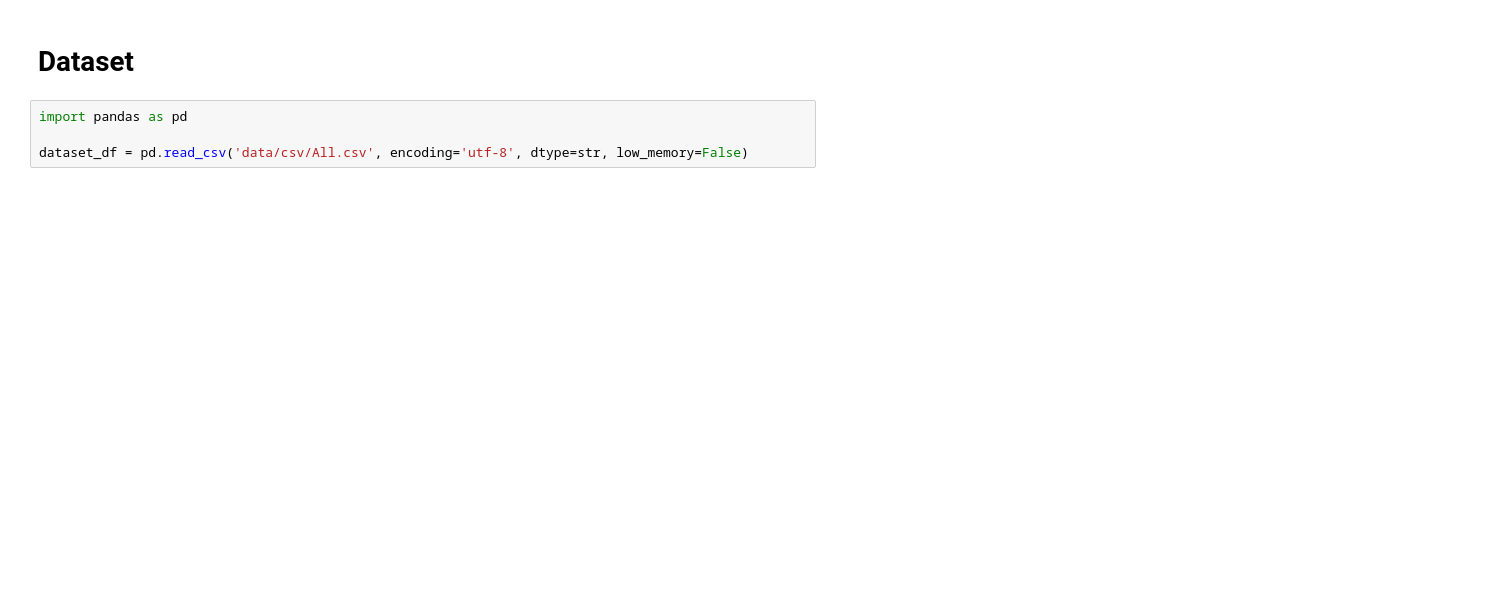
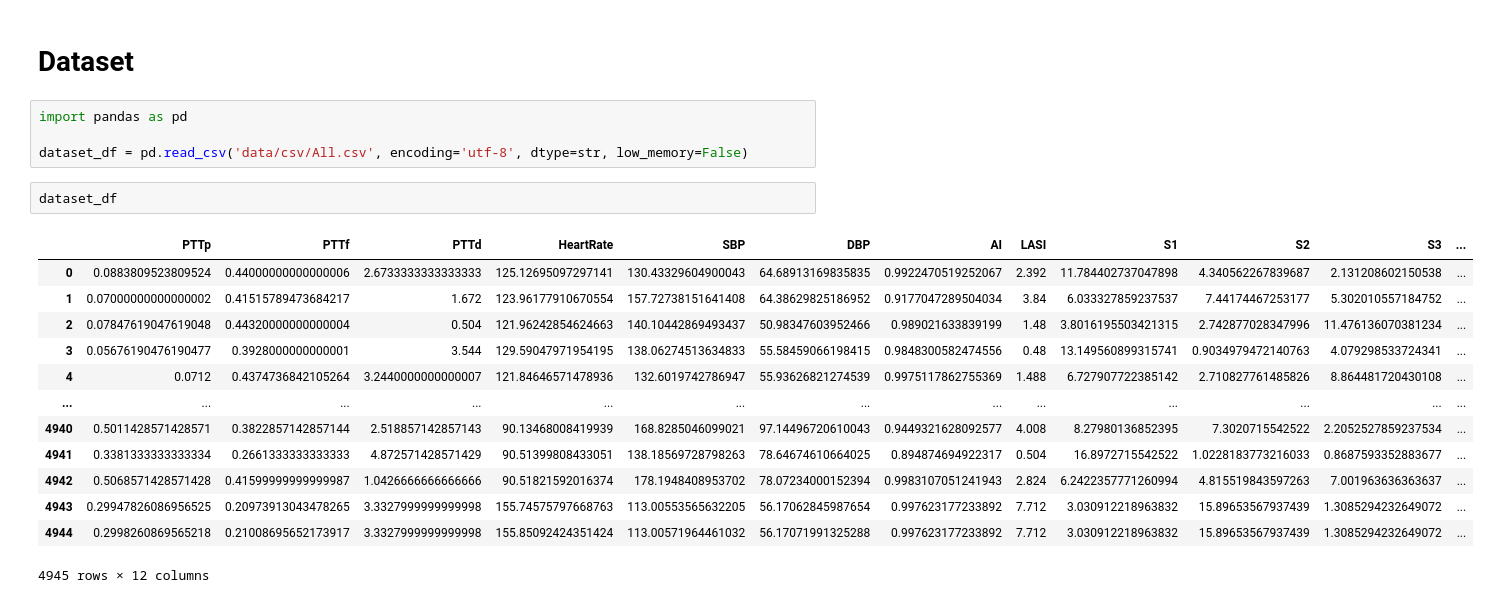
Before and after one commit to AniruthAnanth/CuffLessBloodPressureEstimation, a Jupyter notebook: main.ipynb, the cells around one changed output. Cells and saved outputs as stored; diff of their text form; blank space fills up the shorter version.

```diff
--- a/main.ipynb
+++ b/main.ipynb
@@ -4,6 +4,22 @@
 import pandas as pd
 
 dataset_df = pd.read_csv('data/csv/All.csv', encoding='utf-8', dtype=str, low_memory=False)
+# %%
+dataset_df
+# %% [output]
+|  | PTTp | PTTf | PTTd | HeartRate | SBP | DBP | AI | LASI | S1 | S2 | S3 | ... |
+| 0 | 0.0883809523809524 | 0.44000000000000006 | 2.6733333333333333 | 125.12695097297141 | 130.43329604900043 | 64.68913169835835 | 0.9922470519252067 | 2.392 | 11.784402737047898 | 4.340562267839687 | 2.131208602150538 | ... |
+| 1 | 0.07000000000000002 | 0.41515789473684217 | 1.672 | 123.96177910670554 | 157.72738151641408 | 64.38629825186952 | 0.9177047289504034 | 3.84 | 6.033327859237537 | 7.44174467253177 | 5.302010557184752 | ... |
+| 2 | 0.07847619047619048 | 0.44320000000000004 | 0.504 | 121.96242854624663 | 140.10442869493437 | 50.98347603952466 | 0.989021633839199 | 1.48 | 3.8016195503421315 | 2.742877028347996 | 11.476136070381234 | ... |
+| 3 | 0.05676190476190477 | 0.3928000000000001 | 3.544 | 129.59047971954195 | 138.06274513634833 | 55.58459066198415 | 0.9848300582474556 | 0.48 | 13.149560899315741 | 0.9034979472140763 | 4.079298533724341 | ... |
+| 4 | 0.0712 | 0.4374736842105264 | 3.2440000000000007 | 121.84646571478936 | 132.6019742786947 | 55.93626821274539 | 0.9975117862755369 | 1.488 | 6.727907722385142 | 2.710827761485826 | 8.864481720430108 | ... |
+| ... | ... | ... | ... | ... | ... | ... | ... | ... | ... | ... | ... | ... |
+| 4940 | 0.5011428571428571 | 0.3822857142857144 | 2.518857142857143 | 90.13468008419939 | 168.8285046099021 | 97.14496720610043 | 0.9449321628092577 | 4.008 | 8.27980136852395 | 7.3020715542522 | 2.2052527859237534 | ... |
+| 4941 | 0.3381333333333334 | 0.2661333333333333 | 4.872571428571429 | 90.51399808433051 | 138.18569728798263 | 78.64674610664025 | 0.894874694922317 | 0.504 | 16.8972715542522 | 1.0228183773216033 | 0.8687593352883677 | ... |
+| 4942 | 0.5068571428571428 | 0.41599999999999987 | 1.0426666666666666 | 90.51821592016374 | 178.1948408953702 | 78.07234000152394 | 0.9983107051241943 | 2.824 | 6.2422357771260994 | 4.815519843597263 | 7.001963636363637 | ... |
+| 4943 | 0.29947826086956525 | 0.20973913043478265 | 3.3327999999999998 | 155.74575797668763 | 113.00553565632205 | 56.17062845987654 | 0.997623177233892 | 7.712 | 3.030912218963832 | 15.89653567937439 | 1.3085294232649072 | ... |
+| 4944 | 0.2998260869565218 | 0.21008695652173917 | 3.3327999999999998 | 155.85092424351424 | 113.00571964461032 | 56.17071991325288 | 0.997623177233892 | 7.712 | 3.030912218963832 | 15.89653567937439 | 1.3085294232649072 | ... |
+4945 rows × 12 columns
 # %%
 import matplotlib.pyplot as plt
 from sklearn.decomposition import PCA as PCA_sklearn
```
Also changed, not shown: parts of 1 cell of this notebook, 6 other files.
